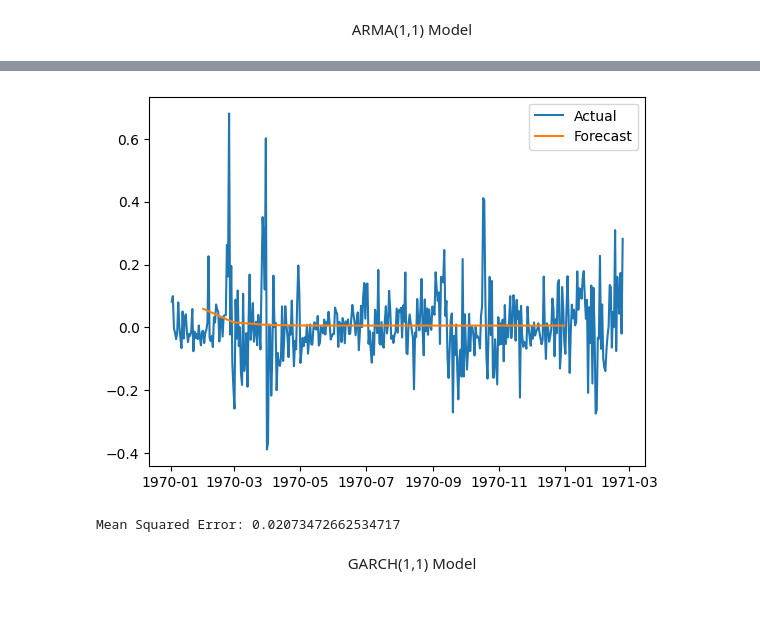
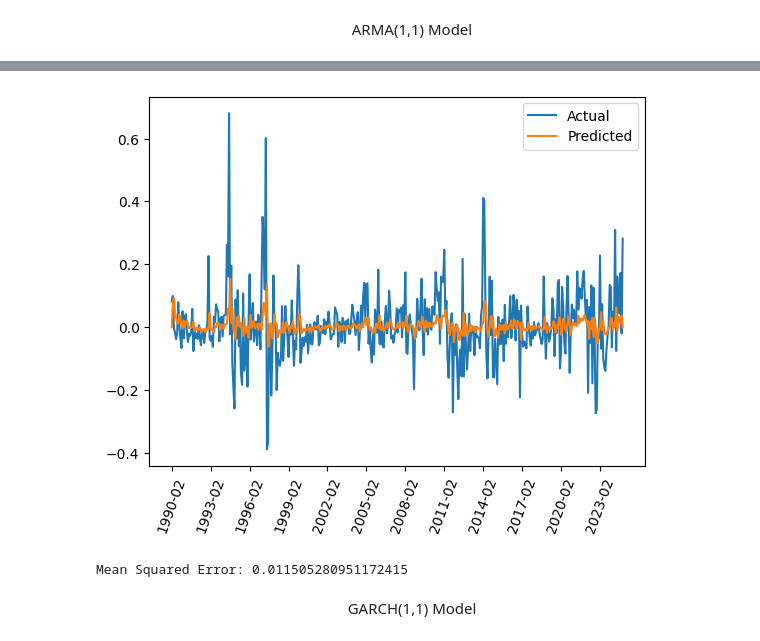
Before and after one commit to NicolasMSalas/eco395m_ml_coffee_trees, a Jupyter notebook: code/arima.ipynb, the cells around one changed output, grey strips where cells are left out. Saved outputs shown, nothing was run; the diff lists cells and outputs as text; code cells hidden in the pictures; blank space fills up the shorter version.

```diff
--- a/code/arima.ipynb
+++ b/code/arima.ipynb
@@ -171,3 +171,7 @@ Covariance Type:                  opg
 
 Warnings:
 [1] Covariance matrix calculated using the outer product of gradients (complex-step).
+# %%
+merge_df["Time"] = merge_df["Date"]
+merge_df["Time"] = merge_df["Time"].astype(str)
+merge_df.set_index("Time",inplace=True)
@@ -174,16 +189,23 @@ Warnings:
 # %%
-forecast = fitted_model.forecast(steps=12)
-plt.plot(merge_df.index, merge_df["coffee_diff"], label="Actual")
-plt.plot(pd.date_range(df.index[-1], periods=12, freq="M"), forecast, label="Forecast")
+predicted_returns = fitted_model.fittedvalues
+
+plt.plot(merge_df["coffee_diff"], label="Actual")
+plt.plot(merge_df.index, predicted_returns, label="Predicted")
 plt.legend()
+
+tick_interval = 36
+plt.xticks(range(0, len(merge_df), tick_interval), rotation=70)
+
 plt.show()
 # %% [output]
-[figure, old version]
+[figure, new version]
 # %%
-mse = mean_squared_error(merge_df["coffee_diff"][-12:], forecast)
+predicted_returns = fitted_model.fittedvalues
+
+mse = mean_squared_error(merge_df["coffee_diff"], predicted_returns)
 print(f"Mean Squared Error: {mse}")
 # %% [output]
-Mean Squared Error: 0.02073472662534717
+Mean Squared Error: 0.011505280951172415
 # %% [markdown]
 <div align="center">
   GARCH(1,1) Model
```
Also changed, not shown: parts of 39 cells of this notebook.
